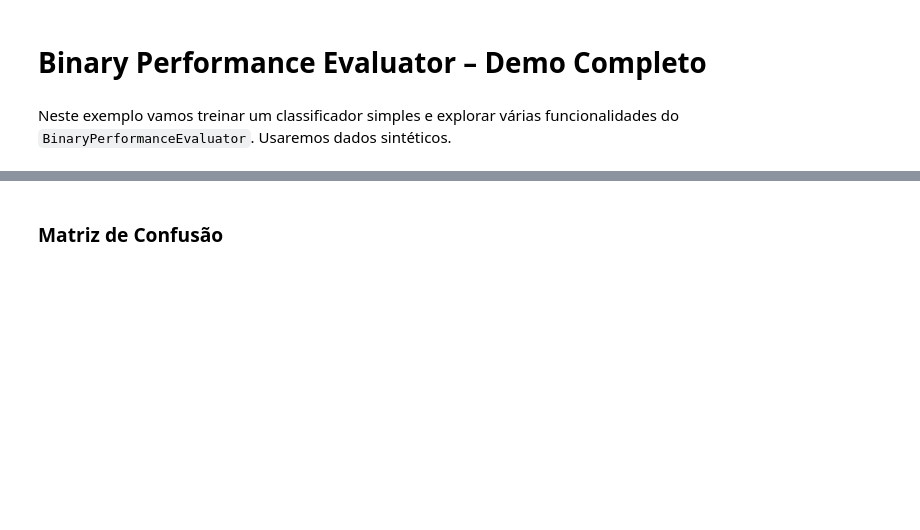
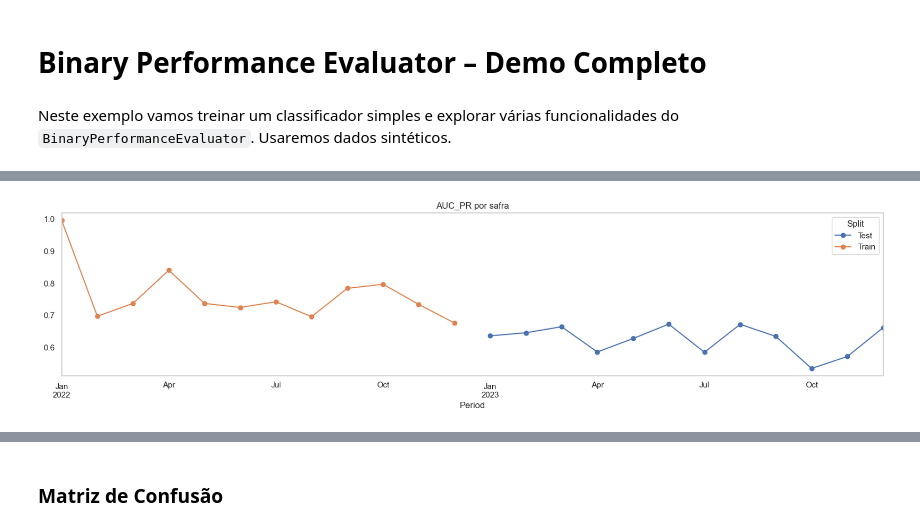
Before and after one commit to joaaomaia/RiskPilot, a Jupyter notebook: examples/binary_performance_full_demo.ipynb, the cells around one changed output, grey strips where cells are left out. Cells and saved outputs as stored; diff of their text form; code cells hidden in the pictures; blank space fills up the shorter version.

Commit message:
melhoria de metricas e histogrmaa

```diff
--- a/examples/binary_performance_full_demo.ipynb
+++ b/examples/binary_performance_full_demo.ipynb
@@ -381,8 +428,8 @@ sampler = TemporalIDSampler(
     start_test=202301,
     end_test=202312,
     mode="snapshot",
-    snapshot_counts=2,
-    force_gap=True,
+    #snapshot_counts=2,
+    force_gap=False,
 )
 
 df_train, df_test = sampler.sample()
@@ -524,7 +609,7 @@ sample_weights_train = compute_sample_weight(class_weight='balanced', y=y_train)
 # Modelo 2: XGBoost
 
 
-model2 = XGBClassifier(
+xgb = XGBClassifier(
     n_estimators=150,
     #class_weights='balanced',
     learning_rate=0.05,
@@ -538,7 +623,7 @@ model2 = XGBClassifier(
     #enable_categorical=True,
     #tree_method='hist'  # necessário com enable_categorical=True
 )
-model2.fit(
+xgb.fit(
     X_train,
     y_train,
     sample_weight=sample_weights_train
@@ -553,6 +640,6 @@ df_train['date'].min(),df_train['date'].max()
 # %%
 evaluator = BinaryPerformanceEvaluator(
-    model=model2,
+    model=xgb,
     df_train=df_train,
     df_test=df_test,
     target_col='target',
@@ -572,7 +683,9 @@ display(metrics_by_vintage.head(12))
 # %%
 # Ex.: plotar MCC ao longo do tempo
 (
-    metrics_by_vintage["AUC_ROC"]
+    metrics_by_vintage["AUC_PR"]
     .unstack(level="Split")
-    .plot(marker="o", figsize=(20,4), title="AUC_ROC por safra").grid(visible=False)
+    .plot(marker="o", figsize=(20,4), title="AUC_PR por safra").grid(visible=False)
 )
+# %% [output]
+[figure, added]
```
Also changed, not shown: parts of 23 cells of this notebook, 1 other file.
